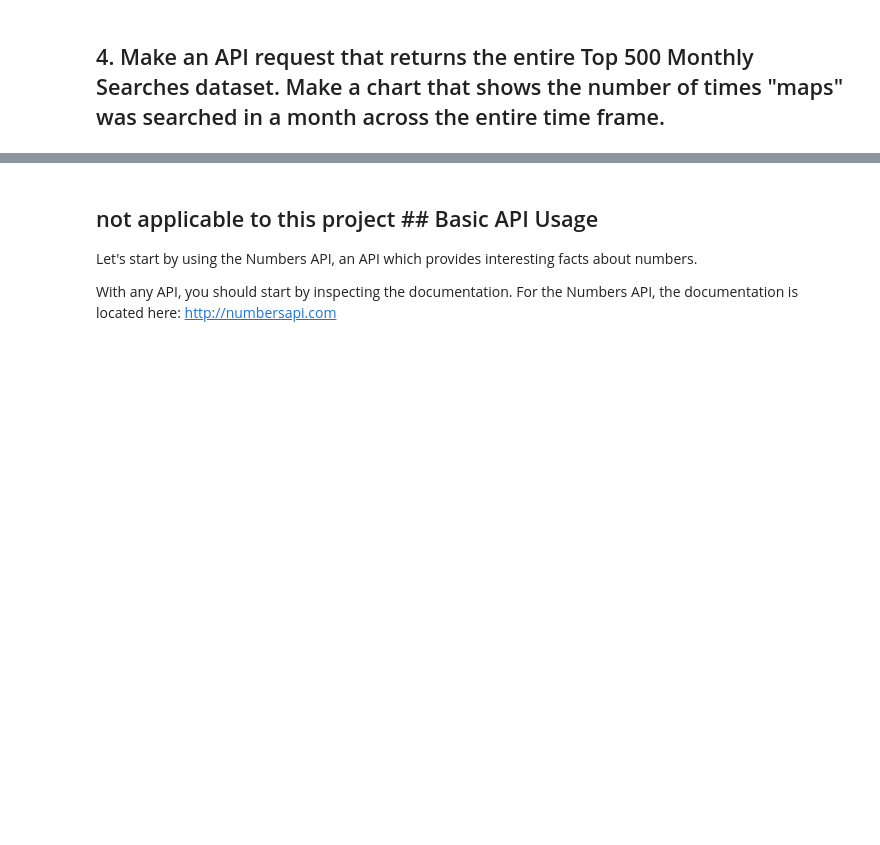
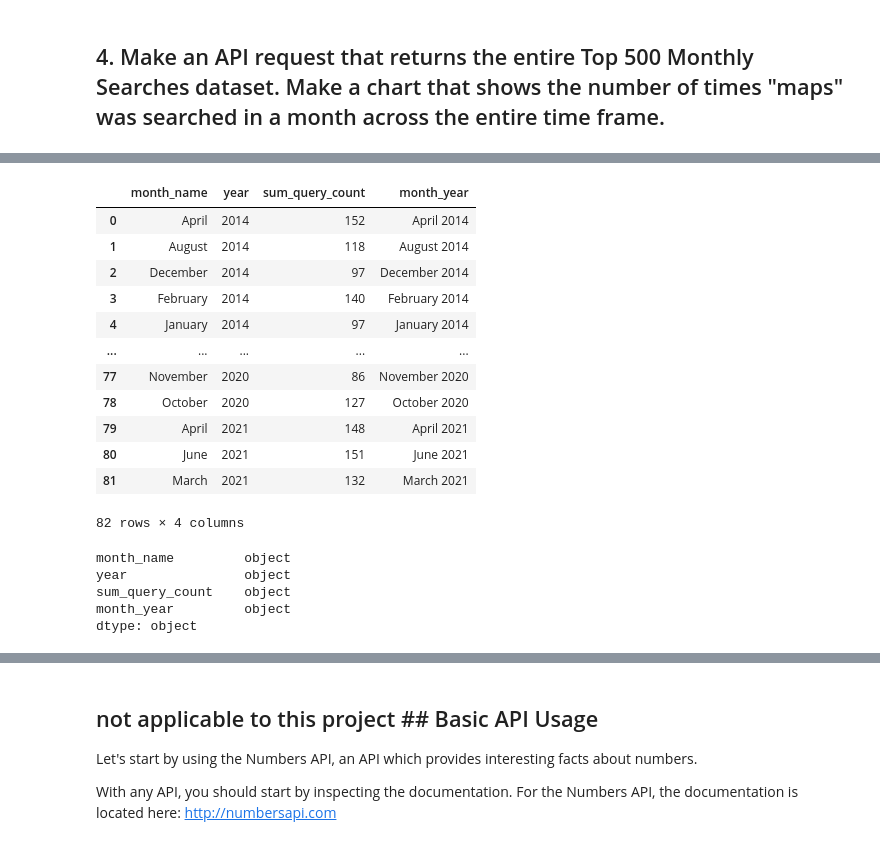
Before and after one commit to NSS-Data-Analytics-Cohort-6/socrata-api-scottschriver, a Jupyter notebook: Notebooks/NSS-Class-API-Top500.ipynb, the cells around one changed output, grey strips where cells are left out. Cells and saved outputs as stored; diff of their text form; code cells hidden in the pictures; blank space fills up the shorter version.

```diff
--- a/Notebooks/NSS-Class-API-Top500.ipynb
+++ b/Notebooks/NSS-Class-API-Top500.ipynb
@@ -22,0 +26,2 @@ app_token='TSvwQv2YQ8dz2mxitpmADLif5'
+# %%
+app_token = credentials['app_token']
@@ -134,0 +154,25 @@ If you type `how to use an api in python` in google, you get back many articles
+# %%
+maps_df['month_year'] = maps_df['month_name'] + str(' ') + maps_df['year']
+maps_df
+# %% [output]
+|  | month_name | year | sum_query_count | month_year |
+| 0 | April | 2014 | 152 | April 2014 |
+| 1 | August | 2014 | 118 | August 2014 |
+| 2 | December | 2014 | 97 | December 2014 |
+| 3 | February | 2014 | 140 | February 2014 |
+| 4 | January | 2014 | 97 | January 2014 |
+| ... | ... | ... | ... | ... |
+| 77 | November | 2020 | 86 | November 2020 |
+| 78 | October | 2020 | 127 | October 2020 |
+| 79 | April | 2021 | 148 | April 2021 |
+| 80 | June | 2021 | 151 | June 2021 |
+| 81 | March | 2021 | 132 | March 2021 |
+82 rows × 4 columns
+# %%
+maps_df.dtypes
+# %% [output]
+month_name         object
+year               object
+sum_query_count    object
+month_year         object
+dtype: object
```
Also changed, not shown: parts of 100 cells of this notebook.
